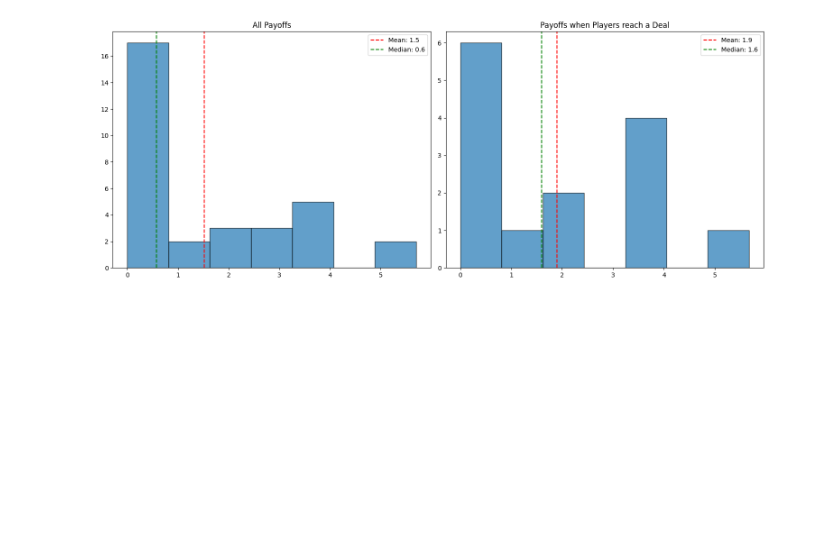
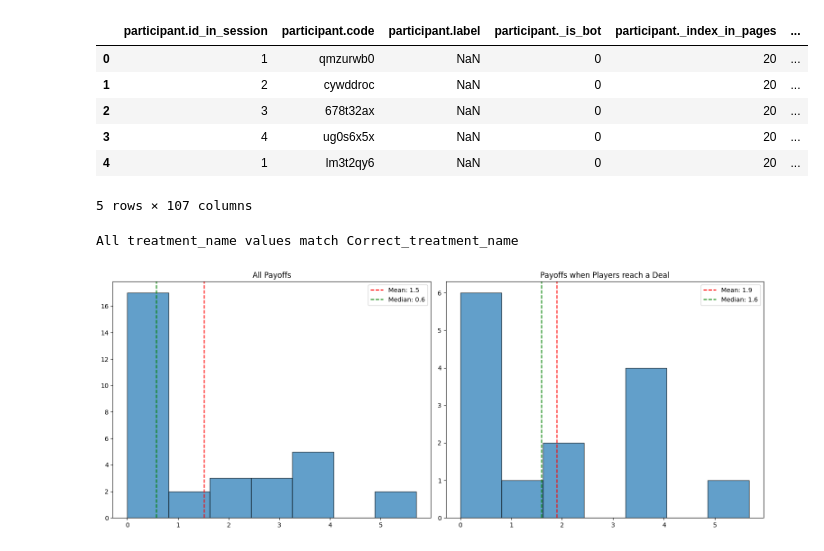
Before and after one commit to marcvoolpe/garrido_analysis, a Jupyter notebook: analsysis.ipynb, the cells around one changed output. Cells and saved outputs as stored; diff of their text form; code cells hidden in the pictures; blank space fills up the shorter version.

Commit message:
treatment_name values match Correct_treatment_name

```diff
--- a/analsysis.ipynb
+++ b/analsysis.ipynb
@@ -53,34 +53,112 @@ df.loc[df[cols['first_mover']] == 'Retailer Manager',
        'defined.first_mover_choice'] = df[cols['retailer_choice']]
 df.loc[df[cols['first_mover']] == 'Supplier Manager',
        'defined.first_mover_choice'] = df[cols['supplier_choice']]
 
 cols['first_mover_choice'] = 'defined.first_mover_choice'
 
 #7. create column for second mover choice
 df['defined.second_mover_choice'] = None
 
 df.loc[df[cols['first_mover']] != 'Retailer Manager',
        'defined.second_mover_choice'] = df[cols['retailer_choice']]
 df.loc[df[cols['first_mover']] != 'Supplier Manager',
        'defined.second_mover_choice'] = df[cols['supplier_choice']]
 
 cols['second_mover_choice'] = 'defined.second_mover_choice'
 
 #8. create column for choice of the specific manager in that row
 df['defined.choice'] = None
 
 df.loc[df[cols['role']] == 'Retailer Manager',
        'defined.choice'] = df[cols['retailer_choice']]
 df.loc[df[cols['role']] == 'Supplier Manager',
        'defined.choice'] = df[cols['supplier_choice']]
 
 cols['choice'] = 'defined.choice'
 
-#9. ensure that retailer and supplier config flags differ: 1/0 or 0/1
+#9
+'session.config.class_c'
+'session.config.class_b'
+'session.config.class_a'
+
+df['defined.product_class'] = None
+
+df.loc[
+       (df['session.config.class_a'] == 1) &
+       (df['session.config.class_b'] == 0) &
+       (df['session.config.class_c'] == 0),
+       'defined.product_class'
+] = "A"
+df.loc[
+       (df['session.config.class_a'] == 0) &
+       (df['session.config.class_b'] == 1) &
+       (df['session.config.class_c'] == 0),
+       'defined.product_class'
+] = "B"
+df.loc[
+       (df['session.config.class_a'] == 0) &
+       (df['session.config.class_b'] == 0) &
+       (df['session.config.class_c'] == 1),
+       'defined.product_class'
+] = "C"
+
+cols['product_class'] = 'defined.product_class'
+
+#10 Tratment name
+# Create treatment_name column with cycling numbers (1-12, each repeated 4 times)
+df.reset_index(drop=True, inplace=True)
+# 11 Create treatment_name with format: number_productclass_
+df['treatment_name'] = ((df.index // 4) % 12) + 1
+df['treatment_name'] = df['treatment_name'].astype(str) + '_' + df[cols['product_class']] + '_'
+df['treatment_name'] = df['treatment_name'] + df[cols['first_mover']].str[:-8] + '_First_'
+df['treatment_name'] = df['treatment_name'] + df['session.config.baseline'].apply(lambda x: 'Human' if x == 1 else 'AI')
+
+# Define the 12 treatment names in order
+treatment_names = [
+    '1_C_Supplier_First_AI',
+    '2_C_Supplier_First_Human',
+    '3_B_Retailer_First_AI',
+    '4_B_Retailer_First_Human',
+    '5_A_Supplier_First_AI',
+    '6_A_Supplier_First_Human',
+    '7_C_Retailer_First_AI',
+    '8_C_Retailer_First_Human',
+    '9_B_Supplier_First_AI',
+    '10_B_Supplier_First_Human',
+    '11_A_Retailer_First_AI',
+    '12_A_Retailer_First_Human'
+]
+
+# Create Correct_treatment_name column
+df['Correct_treatment_name'] = df.index.map(lambda i: treatment_names[(i // 4) % 12])
+
+#12. ensure that retailer and supplier config flags differ: 1/0 or 0/1
 
 for index, row in df.iterrows():
     if row['session.config.force_retailer_first'] == row['session.config.force_supplier_first']:
         raise Exception('session.config.force_retailer_first = session.config.force_supplier_first | Random Assignment')
+df.head()
+# %% [output]
+|  | participant.id_in_session | participant.code | participant.label | participant._is_bot | participant._index_in_pages | ... |
+| 0 | 1 | qmzurwb0 | NaN | 0 | 20 | ... |
+| 1 | 2 | cywddroc | NaN | 0 | 20 | ... |
+| 2 | 3 | 678t32ax | NaN | 0 | 20 | ... |
+| 3 | 4 | ug0s6x5x | NaN | 0 | 20 | ... |
+| 4 | 1 | lm3t2qy6 | NaN | 0 | 20 | ... |
+5 rows × 107 columns
+# %%
+# Check if treatment_name and Correct_treatment_name differ
+mismatches = df['treatment_name'] != df['Correct_treatment_name']
+num_mismatches = mismatches.sum()
+
+if num_mismatches > 0:
+    print(f"{num_mismatches} rows differ between treatment_name and Correct_treatment_name")
+    print("\nMismatched rows:")
+    print(df[mismatches][['treatment_name', 'Correct_treatment_name']])
+else:
+    print("All treatment_name values match Correct_treatment_name")
+# %% [output]
+All treatment_name values match Correct_treatment_name
 # %%
 import matplotlib.pyplot as plt
 import numpy as np
```
Also changed, not shown: parts of 3 cells of this notebook.
